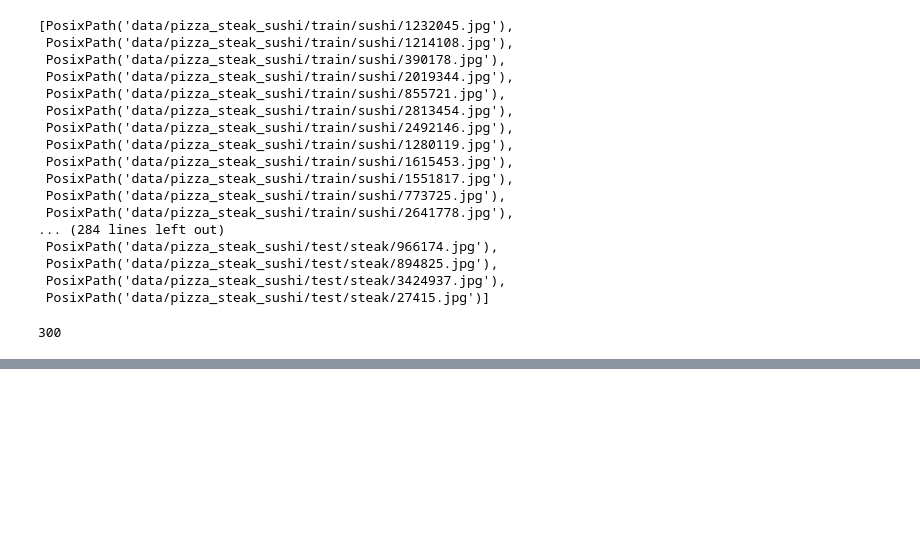
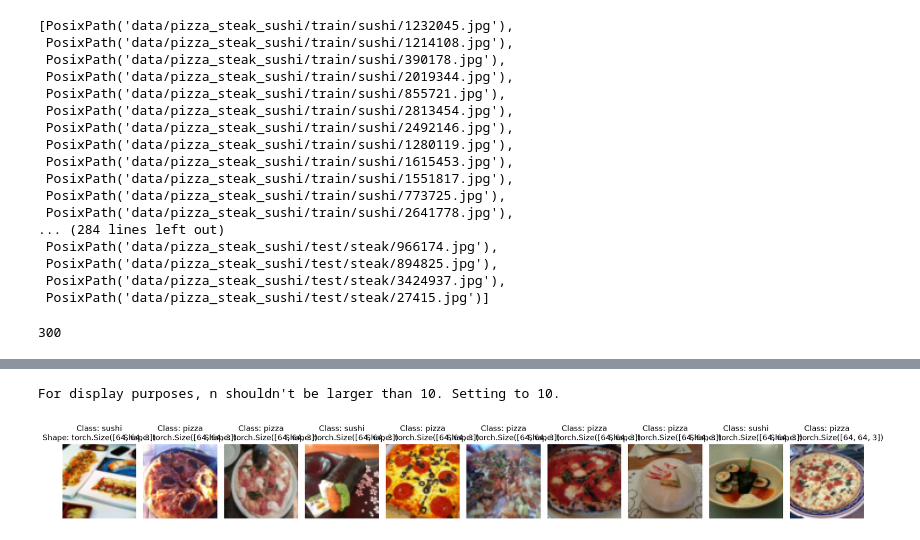
Before and after one commit to HHZPROGRAMMER/-PyTorch-earning-notebooks-covering-tensors-linear-models-classification-CNNs-RNNs-and-Transformers., a Jupyter notebook: CUSTOM_DATASET.ipynb, the cells around one changed output, grey strips where cells are left out. Saved outputs shown, nothing was run; the diff lists cells and outputs as text; code cells hidden in the pictures; blank space fills up the shorter version.

```diff
--- a/CUSTOM_DATASET.ipynb
+++ b/CUSTOM_DATASET.ipynb
@@ -111,0 +487,5 @@ Image: 512
+# %%
+display_random_images(train_data,n=510,classes=class_names,seed=42)
+# %% [output]
+For display purposes, n shouldn't be larger than 10. Setting to 10.
+[figure, added]
```
Also changed, not shown: parts of 39 cells of this notebook, 1 other file.
